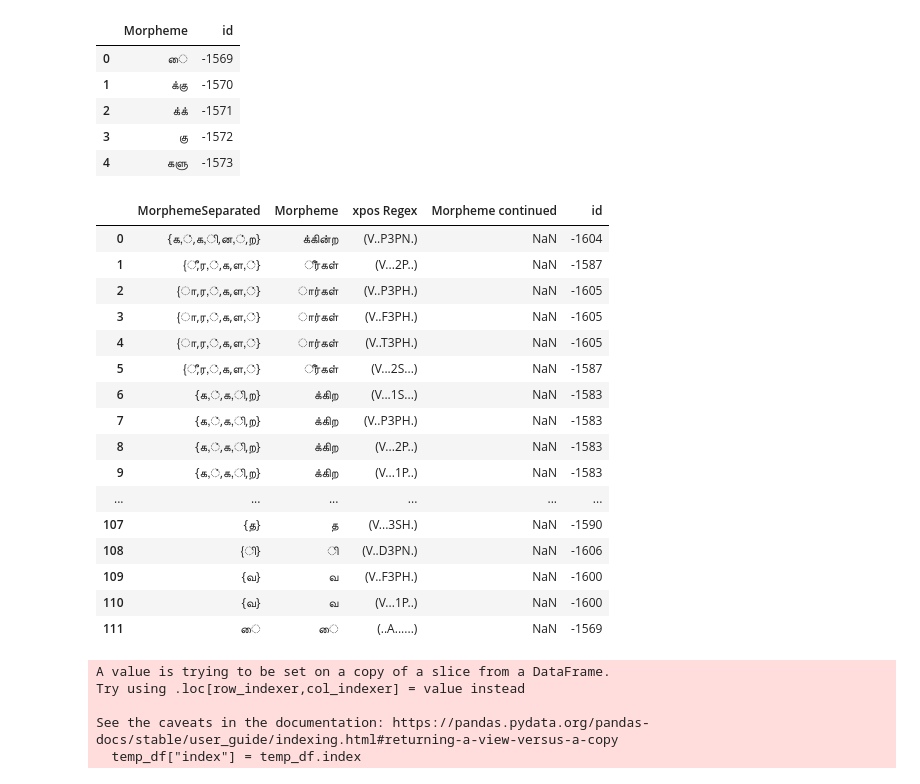
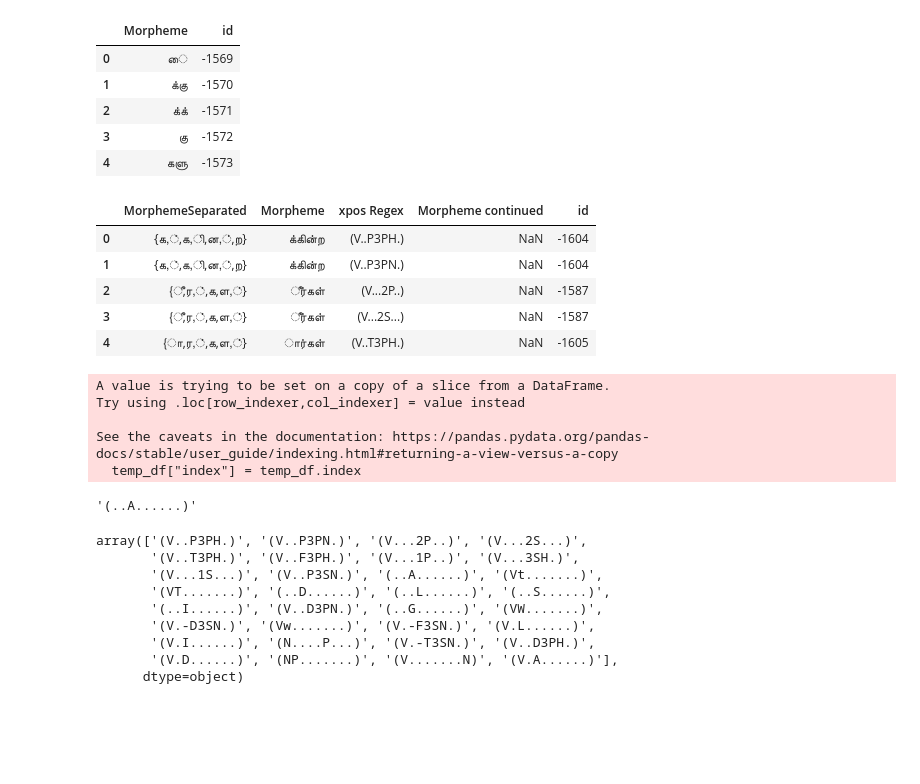
Before and after one commit to Kee2u/Deciphering_the_Indus_Valley_Script, a Jupyter notebook: convertmorphemes.ipynb, the cells around one changed output. Saved outputs shown, nothing was run; the diff lists cells and outputs as text; code cells hidden in the pictures; blank space fills up the shorter version.

```diff
--- a/convertmorphemes.ipynb
+++ b/convertmorphemes.ipynb
@@ -256,27 +319,17 @@ modmorpheme_df.loc[76, "id"] ='(..S......)'=='001'
 # %%
 #Sort in descending order by morpheme length so longer morphemes are replaced first in loop
 s= modmorpheme_df.Morpheme.str.len().sort_values(ascending=False).index
 modmorpheme_df = modmorpheme_df.reindex(s)
 modmorpheme_df.reset_index(drop=True, inplace=True)
-modmorpheme_df
+
+modmorpheme_df.head()
 # %% [output]
 |  | MorphemeSeparated | Morpheme | xpos Regex | Morpheme continued | id |
-| 0 | {க,்,க,ி,ன,்,ற} | க்கின்ற | (V..P3PN.) | NaN | -1604 |
-| 1 | {ீ,ர,்,க,ள,்} | ீர்கள் | (V...2P..) | NaN | -1587 |
-| 2 | {ா,ர,்,க,ள,்} | ார்கள் | (V..P3PH.) | NaN | -1605 |
-| 3 | {ா,ர,்,க,ள,்} | ார்கள் | (V..F3PH.) | NaN | -1605 |
+| 0 | {க,்,க,ி,ன,்,ற} | க்கின்ற | (V..P3PH.) | NaN | -1604 |
+| 1 | {க,்,க,ி,ன,்,ற} | க்கின்ற | (V..P3PN.) | NaN | -1604 |
+| 2 | {ீ,ர,்,க,ள,்} | ீர்கள் | (V...2P..) | NaN | -1587 |
+| 3 | {ீ,ர,்,க,ள,்} | ீர்கள் | (V...2S...) | NaN | -1587 |
 | 4 | {ா,ர,்,க,ள,்} | ார்கள் | (V..T3PH.) | NaN | -1605 |
-| 5 | {ீ,ர,்,க,ள,்} | ீர்கள் | (V...2S...) | NaN | -1587 |
-| 6 | {க,்,க,ி,ற} | க்கிற | (V...1S...) | NaN | -1583 |
-| 7 | {க,்,க,ி,ற} | க்கிற | (V..P3PH.) | NaN | -1583 |
-| 8 | {க,்,க,ி,ற} | க்கிற | (V...2P..) | NaN | -1583 |
-| 9 | {க,்,க,ி,ற} | க்கிற | (V...1P..) | NaN | -1583 |
-| ... | ... | ... | ... | ... | ... |
-| 107 | {த} | த | (V...3SH.) | NaN | -1590 |
-| 108 | {ி} | ி | (V..D3PN.) | NaN | -1606 |
-| 109 | {வ} | வ | (V..F3PH.) | NaN | -1600 |
-| 110 | {வ} | வ | (V...1P..) | NaN | -1600 |
-| 111 | ை | ை | (..A......) | NaN | -1569 |
 # %%
 # Function to replace morpheme
 def getindex(form, morpheme, identifier):
@@ -330,2 +388,18 @@ tamildatalemma["form"] = tamildatalemma["form"].str.replace('--', '-')
+# %%
+re
+# %% [output]
+'(..A......)'
+# %%
+modmorpheme_df["xpos Regex"].unique()
+# %% [output]
+array(['(V..P3PH.)', '(V..P3PN.)', '(V...2P..)', '(V...2S...)',
+       '(V..T3PH.)', '(V..F3PH.)', '(V...1P..)', '(V...3SH.)',
+       '(V...1S...)', '(V..P3SN.)', '(..A......)', '(Vt.......)',
+       '(VT.......)', '(..D......)', '(..L......)', '(..S......)',
+       '(..I......)', '(V..D3PN.)', '(..G......)', '(VW.......)',
+       '(V.-D3SN.)', '(Vw.......)', '(V.-F3SN.)', '(V.L......)',
+       '(V.I......)', '(N....P...)', '(V.-T3SN.)', '(V..D3PH.)',
+       '(V.D......)', '(NP.......)', '(V.......N)', '(V.A......)'],
+      dtype=object)
 # %%
 #Checking if morpheme conversion is good.
```
Also changed, not shown: parts of 10 cells of this notebook.
